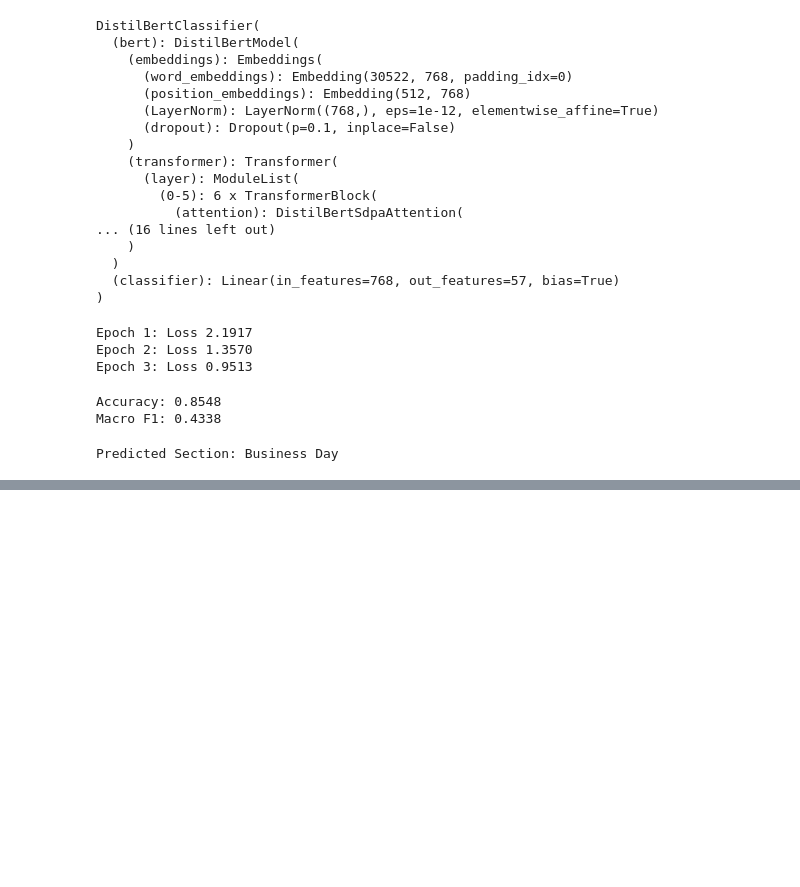
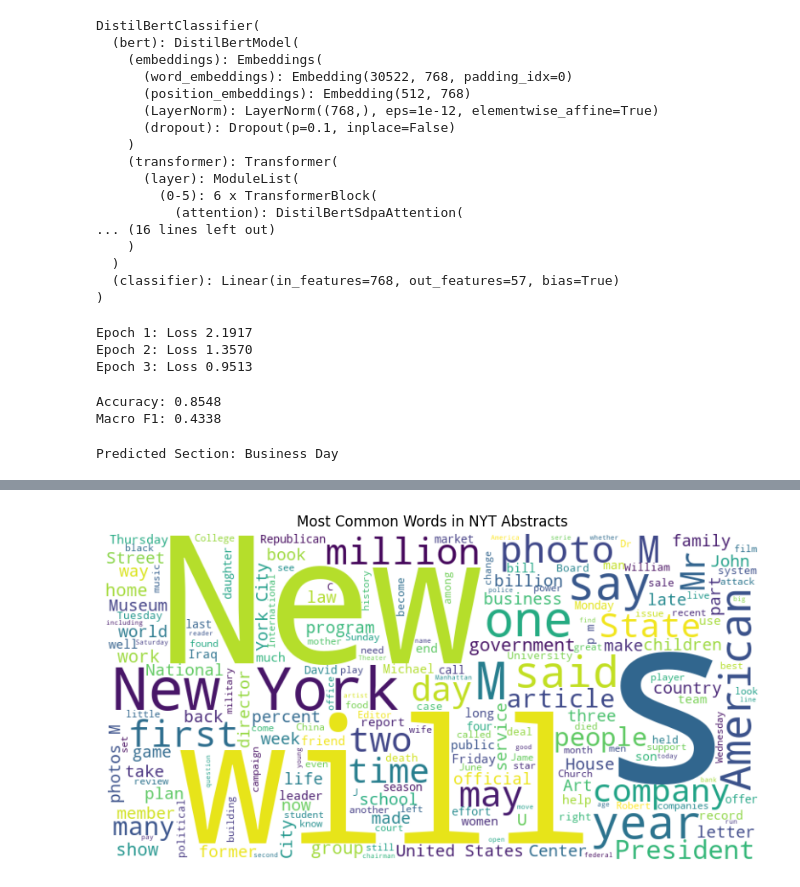
Before and after one commit to janhvisingh22/CPM-Based-Classification, a Jupyter notebook: model3.ipynb, the cells around one changed output, grey strips where cells are left out. Cells and saved outputs as stored; diff of their text form; code cells hidden in the pictures; blank space fills up the shorter version.

```diff
--- a/model3.ipynb
+++ b/model3.ipynb
@@ -158,0 +192,15 @@ Predicted Section: Business Day
+# %%
+from wordcloud import WordCloud
+
+# Combine all abstracts
+text_data = " ".join(nyt_df["abstract"].dropna().tolist())
+
+wordcloud = WordCloud(width=800, height=400, background_color="white").generate(text_data)
+
+plt.figure(figsize=(10, 5))
+plt.imshow(wordcloud, interpolation="bilinear")
+plt.axis("off")
+plt.title("Most Common Words in NYT Abstracts")
+plt.show()
+# %% [output]
+[figure, added]
```
Also changed, not shown: parts of 4 cells of this notebook.
